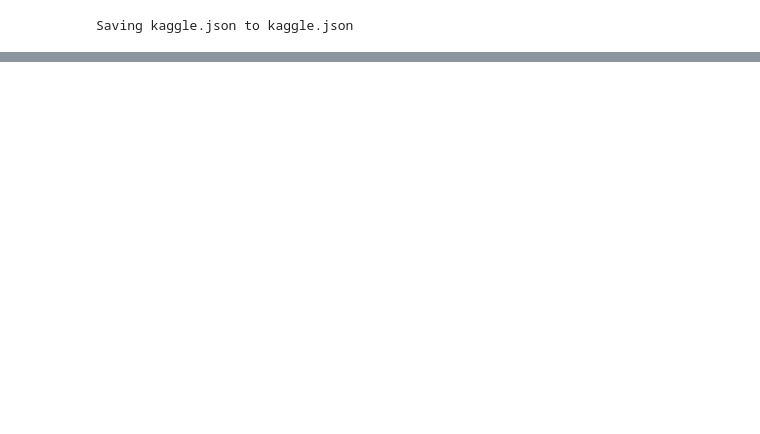
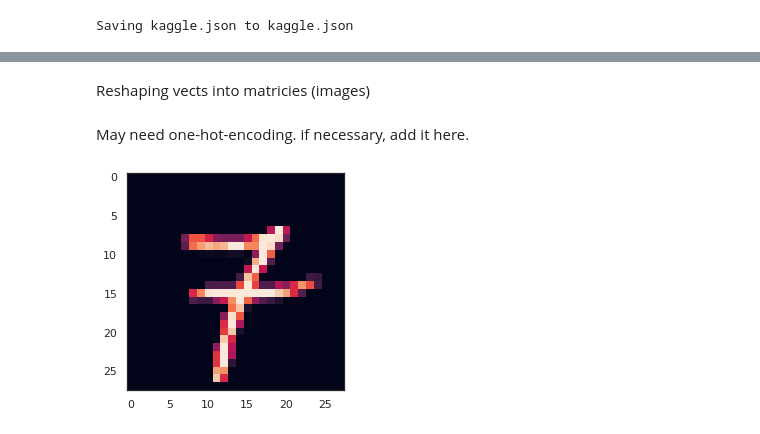
Before and after one commit to LevWilliams/DigitClassifier, a Jupyter notebook: DigitIdentification.ipynb, the cells around one changed output, grey strips where cells are left out. Cells and saved outputs as stored; diff of their text form; code cells hidden in the pictures; blank space fills up the shorter version.

```diff
--- a/DigitIdentification.ipynb
+++ b/DigitIdentification.ipynb
@@ -36,0 +91,23 @@ Downloading train.csv.zip to /content
+# %%
+X_train = X_train / 255.0
+test = test / 255.0
+# %% [markdown]
+Reshaping vects into matricies (images)
+# %%
+X_train = X_train.values.reshape(-1,28,28,1)
+test = test.values.reshape(-1,28,28,1)
+# %% [markdown]
+May need one-hot-encoding. if necessary, add it here.
+# %%
+
+
+# Encode labels to one hot vectors (ex : 2 -> [0,0,1,0,0,0,0,0,0,0])
+Y_train = to_categorical(Y_train, num_classes = 10)
+# %%
+# Split the train and the validation set for the fitting
+X_train, X_val, Y_train, Y_val = train_test_split(X_train, Y_train, test_size = 0.1)
+# %%
+# Some examples
+g = plt.imshow(X_train[0][:,:,0])
+# %% [output]
+[figure, added]
```
Also changed, not shown: parts of 10 cells of this notebook.
